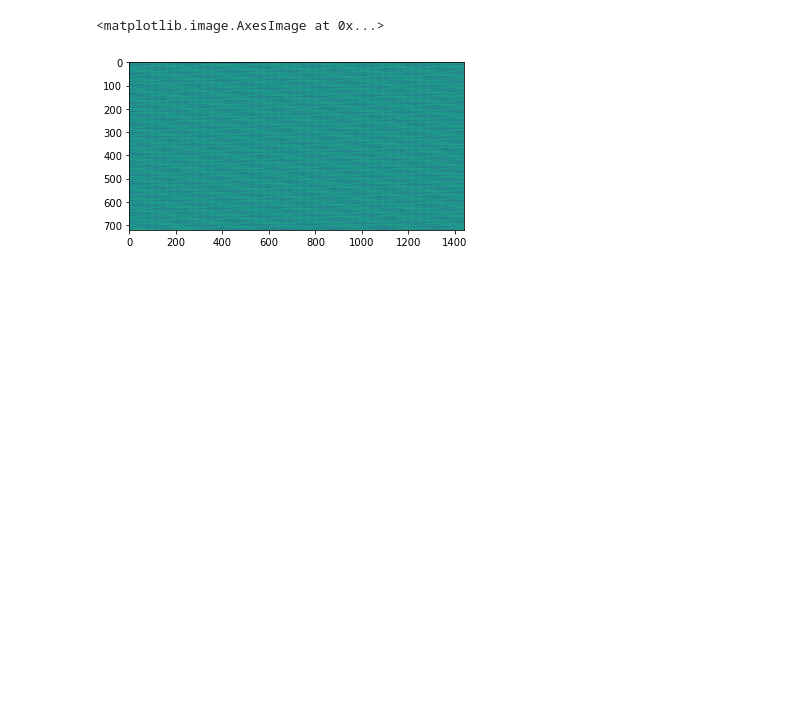
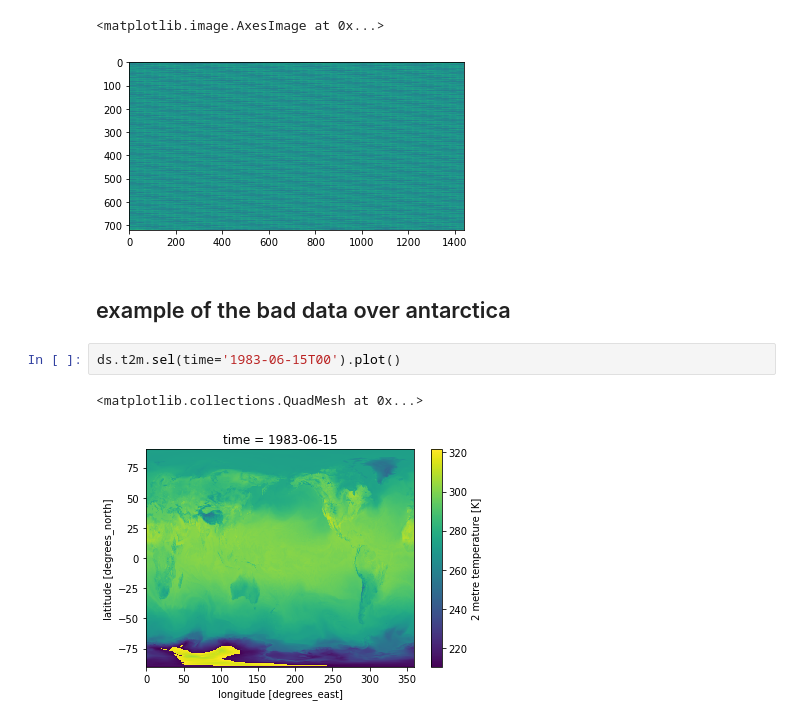
Before and after one commit to cgentemann/cloud_science, a Jupyter notebook: Cloud_testing/era5_pangeo_1983.ipynb, the cells around one changed output. Saved outputs shown, nothing was run; the diff lists cells and outputs as text; blank space fills up the shorter version.

```diff
--- a/Cloud_testing/era5_pangeo_1983.ipynb
+++ b/Cloud_testing/era5_pangeo_1983.ipynb
@@ -86,3 +90,10 @@ plt.imshow(bad.data)
 # %% [output]
 <matplotlib.image.AxesImage at 0x...>
 [figure]
+# %% [markdown]
+## example of the bad data over antarctica
+# %%
+ds.t2m.sel(time='1983-06-15T00').plot()
+# %% [output]
+<matplotlib.collections.QuadMesh at 0x...>
+[figure, added]
```
Also changed, not shown: parts of 5 cells of this notebook.
